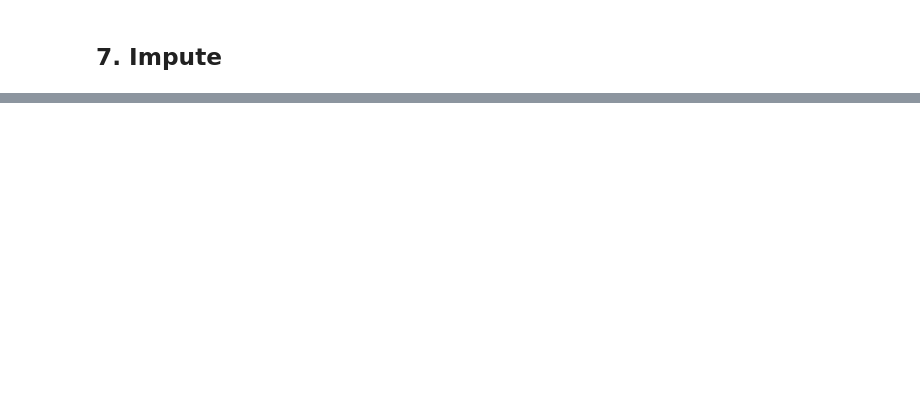
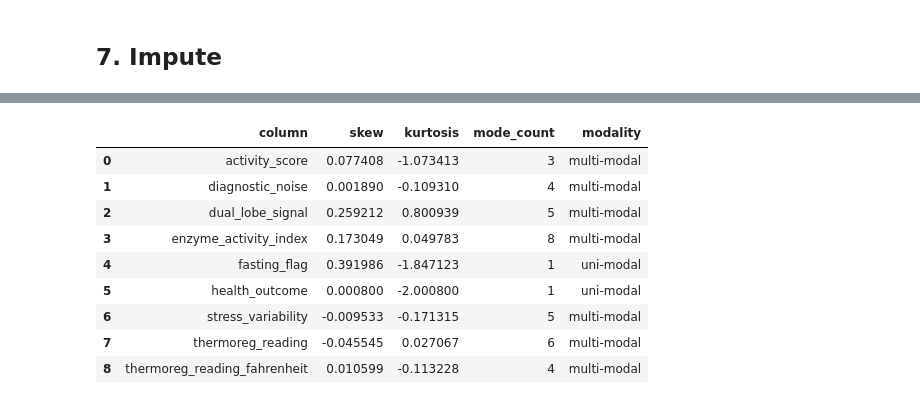
Before and after one commit to JamesCouture/CSI4506-Assignment1-Solution, a Jupyter notebook: Assignment1.ipynb, the cells around one changed output, grey strips where cells are left out. Saved outputs shown, nothing was run; the diff lists cells and outputs as text; code cells hidden in the pictures; blank space fills up the shorter version.

```diff
--- a/Assignment1.ipynb
+++ b/Assignment1.ipynb
@@ -244,0 +331,49 @@ outlier_counts
+# %%
+def freedman_diaconis_bins(x: np.ndarray) -> int:
+    x = x[~np.isnan(x)]
+    if x.size < 2:
+        return 1
+    iqr = np.subtract(*np.percentile(x, [75, 25]))
+    if iqr == 0:
+        return min(10, max(1, int(np.sqrt(x.size))))
+    h = 2 * iqr * (x.size ** (-1/3))
+    bins = int(np.ceil((x.max() - x.min()) / h)) if h > 0 else 1
+    return max(1, min(100, bins))
+
+def histogram_mode_count(x: np.ndarray) -> int:
+    x = x[~np.isnan(x)]
+    if x.size < 3:
+        return 1
+    bins = freedman_diaconis_bins(x)
+    counts, edges = np.histogram(x, bins=bins)
+    # count local maxima (strict)
+    peaks = 0
+    for i in range(1, len(counts)-1):
+        if counts[i] > counts[i-1] and counts[i] > counts[i+1]:
+            peaks += 1
+    return max(1, peaks)
+# %%
+num_cols = df.select_dtypes(include=[np.number]).columns.tolist()
+
+rows = []
+for col in num_cols:
+    x = df[col].astype(float).to_numpy()
+    skew = pd.Series(x).skew()
+    kurt = pd.Series(x).kurt()  # fisher=True by default in pandas
+    modes = histogram_mode_count(x)
+    modality = "multi-modal" if modes >= 2 else "uni-modal"
+    rows.append({'column': col, 'skew': float(skew), 'kurtosis': float(kurt), 'mode_count': int(modes), 'modality': modality})
+distribution_summary = pd.DataFrame(rows).sort_values('column').reset_index(drop=True)
+
+distribution_summary
+# %% [output]
+|  | column | skew | kurtosis | mode_count | modality |
+| 0 | activity_score | 0.077408 | -1.073413 | 3 | multi-modal |
+| 1 | diagnostic_noise | 0.001890 | -0.109310 | 4 | multi-modal |
+| 2 | dual_lobe_signal | 0.259212 | 0.800939 | 5 | multi-modal |
+| 3 | enzyme_activity_index | 0.173049 | 0.049783 | 8 | multi-modal |
+| 4 | fasting_flag | 0.391986 | -1.847123 | 1 | uni-modal |
+| 5 | health_outcome | 0.000800 | -2.000800 | 1 | uni-modal |
+| 6 | stress_variability | -0.009533 | -0.171315 | 5 | multi-modal |
+| 7 | thermoreg_reading | -0.045545 | 0.027067 | 6 | multi-modal |
+| 8 | thermoreg_reading_fahrenheit | 0.010599 | -0.113228 | 4 | multi-modal |
```
Also changed, not shown: parts of 18 cells of this notebook.
